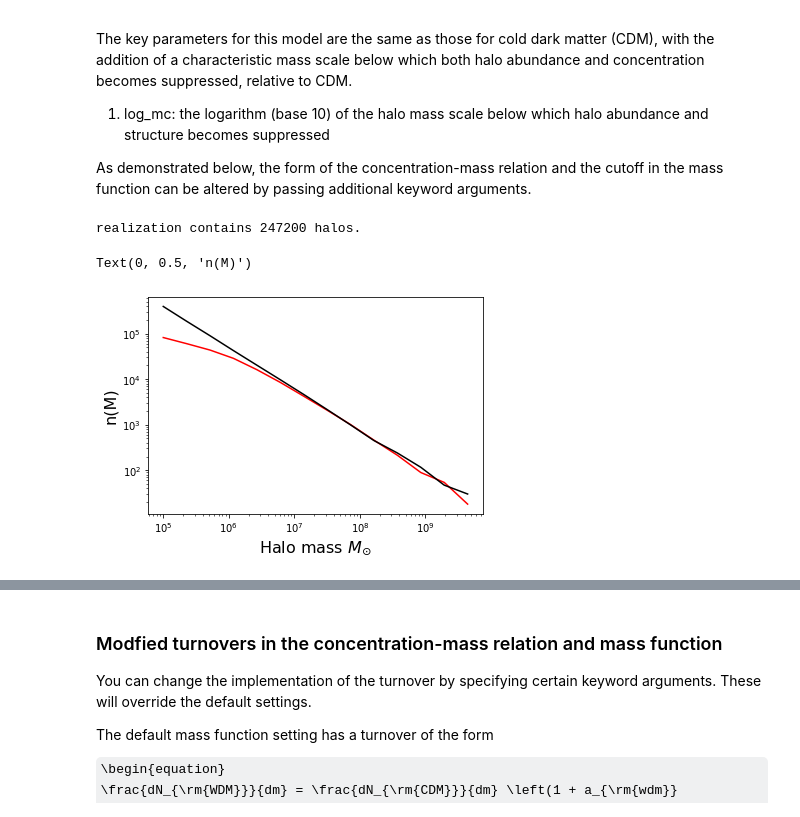
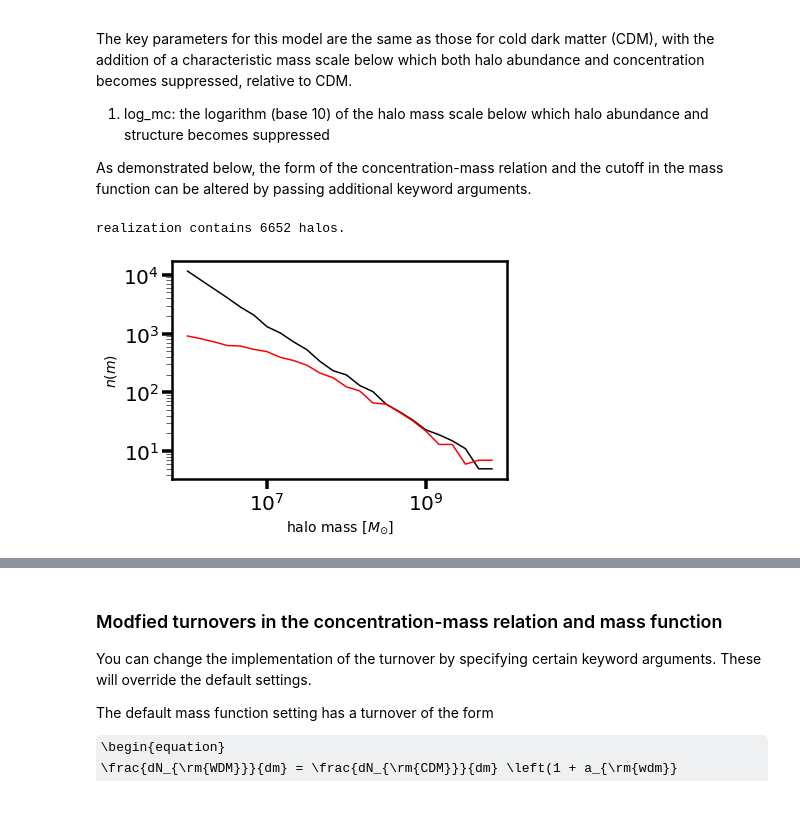
Before and after one commit to dangilman/pyHalo, a Jupyter notebook: example_notebooks/warm_dark_matter.ipynb, the cells around one changed output, grey strips where cells are left out. Drawn from its saved outputs; the diff is of its cells as text; code cells hidden in the pictures; some formulas as TeX source.

```diff
--- a/example_notebooks/warm_dark_matter.ipynb
+++ b/example_notebooks/warm_dark_matter.ipynb
@@ -15,26 +16,22 @@ As demonstrated below, the form of the concentration-mass relation and the cutof
 # %%
 from pyHalo.preset_models import WDM, CDM
 
-zlens, zsource = 0.5, 2.5
-# for visualization purposes we will turn off scatter in the concentration-mass relation; default is 0.2 dex
-kwargs_concentration_model_subhalos = {'scatter': False}
-kwargs_concentration_model_fieldhalos = {'scatter': False}
-realizationCDM = CDM(zlens, zsource, cone_opening_angle_arcsec=12, geometry_type='CYLINDER', sigma_sub=0.1, log_mlow=5.0)
-realizationWDM = WDM(zlens, zsource, log_mc=6., cone_opening_angle_arcsec=12, log_mlow=5.0,
+zlens, zsource = 0.5, 2.0
+kwargs_concentration_model_subhalos = {'scatter': True}
+kwargs_concentration_model_fieldhalos = {'scatter': True}
+cone_opening_angle_arcsec = 8
+realizationCDM = CDM(zlens, zsource, cone_opening_angle_arcsec=cone_opening_angle_arcsec, geometry_type='CYLINDER',
+                     sigma_sub=0.1, log_mlow=6.0)
+realizationWDM = WDM(zlens, zsource, log_mc=7., cone_opening_angle_arcsec=cone_opening_angle_arcsec, log_mlow=6.0,
                      geometry_type='CYLINDER', sigma_sub=0.1,
                     kwargs_concentration_model_subhalos=kwargs_concentration_model_subhalos,
-                    kwargs_concentration_model_field=kwargs_concentration_model_fieldhalos)
+                    kwargs_concentration_model_fieldhalos=kwargs_concentration_model_fieldhalos)
 print('realization contains '+str(len(realizationWDM.halos))+' halos.')
-wdm_halo_masses = [halo.mass for halo in realizationWDM.halos]
-N, m = np.histogram(wdm_halo_masses, bins=np.logspace(5, 10, 15))
-wdm_halo_masses = [halo.mass for halo in realizationCDM.halos]
-Ncdm, mcdm = np.histogram(wdm_halo_masses, bins=np.logspace(5, 10, 15))
 
-plt.loglog(m[0:-1], N, color='r')
-plt.loglog(mcdm[0:-1], Ncdm, color='k')
-plt.xlabel('Halo mass '+r'$M_{\odot}$', fontsize=16)
-plt.ylabel('n(M)', fontsize=16)
+fig = plt.figure(1)
+ax = plt.subplot(111)
+plot_halo_mass_function(realizationCDM, color='k', ax=ax)
+plot_halo_mass_function(realizationWDM, color='r', ax=ax)
 # %% [output]
-realization contains 247200 halos.
+realization contains 6652 halos.
-Text(0, 0.5, 'n(M)')
-[figure, old version]
+[figure, new version]
```
Also changed, not shown: parts of 10 cells of this notebook, 6 other files.
